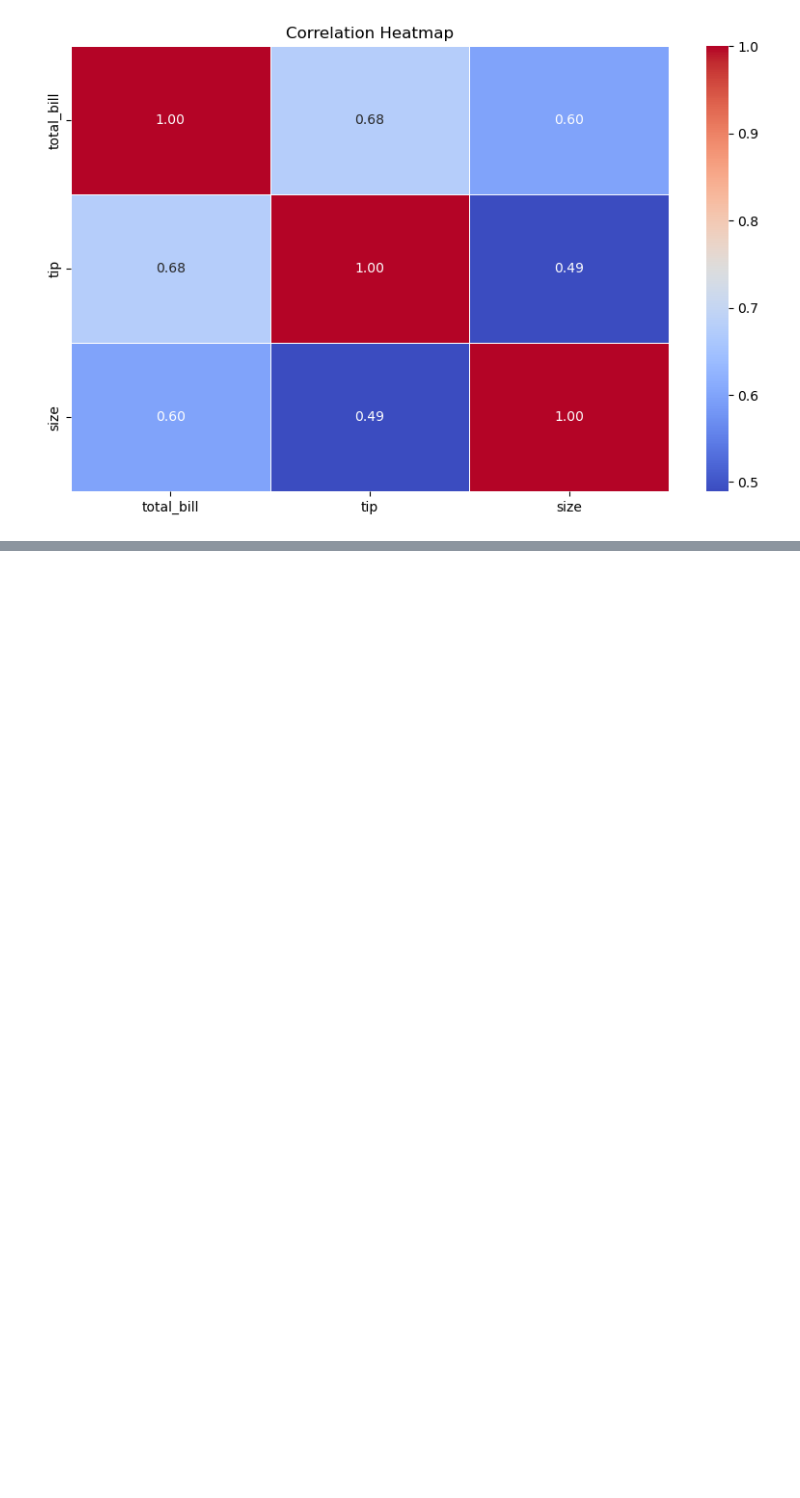
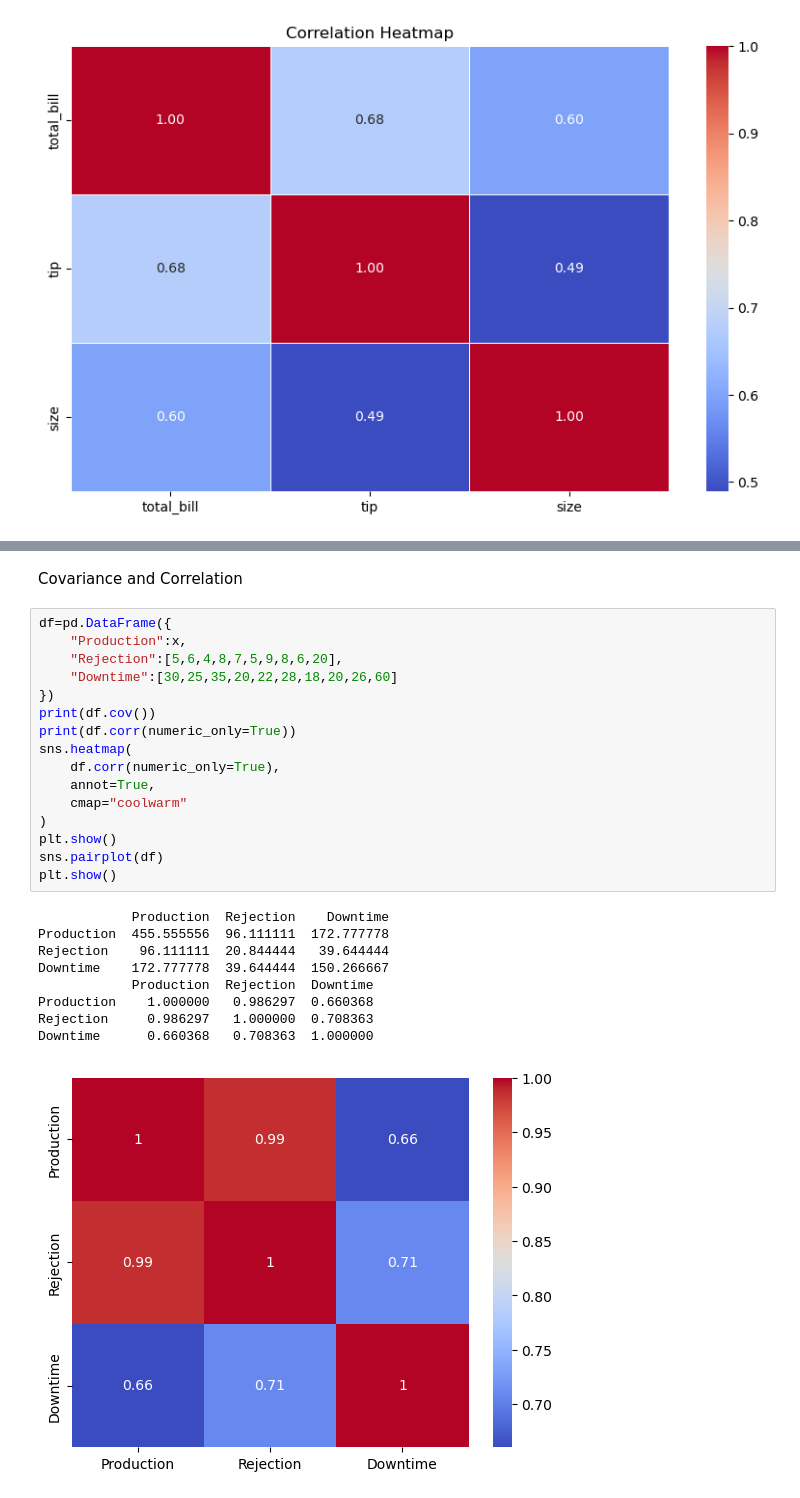
Before and after one commit to kirkiri-dev/statistics-practise, a Jupyter notebook: ststistics practise.ipynb, the cells around one changed output, grey strips where cells are left out. Saved outputs shown, nothing was run; the diff lists cells and outputs as text; blank space fills up the shorter version.

```diff
--- a/ststistics practise.ipynb
+++ b/ststistics practise.ipynb
@@ -160,0 +239,28 @@ size          0.598315  0.489299  1.000000
+# %% [markdown]
+Covariance and Correlation
+# %%
+df=pd.DataFrame({
+    "Production":x,
+    "Rejection":[5,6,4,8,7,5,9,8,6,20],
+    "Downtime":[30,25,35,20,22,28,18,20,26,60]
+})
+print(df.cov())
+print(df.corr(numeric_only=True))
+sns.heatmap(
+    df.corr(numeric_only=True),
+    annot=True,
+    cmap="coolwarm"
+)
+plt.show()
+sns.pairplot(df)
+plt.show()
+# %% [output]
+            Production  Rejection    Downtime
+Production  455.555556  96.111111  172.777778
+Rejection    96.111111  20.844444   39.644444
+Downtime    172.777778  39.644444  150.266667
+            Production  Rejection  Downtime
+Production    1.000000   0.986297  0.660368
+Rejection     0.986297   1.000000  0.708363
+Downtime      0.660368   0.708363  1.000000
+[figure, added]
```
Also changed, not shown: parts of 11 cells of this notebook.
